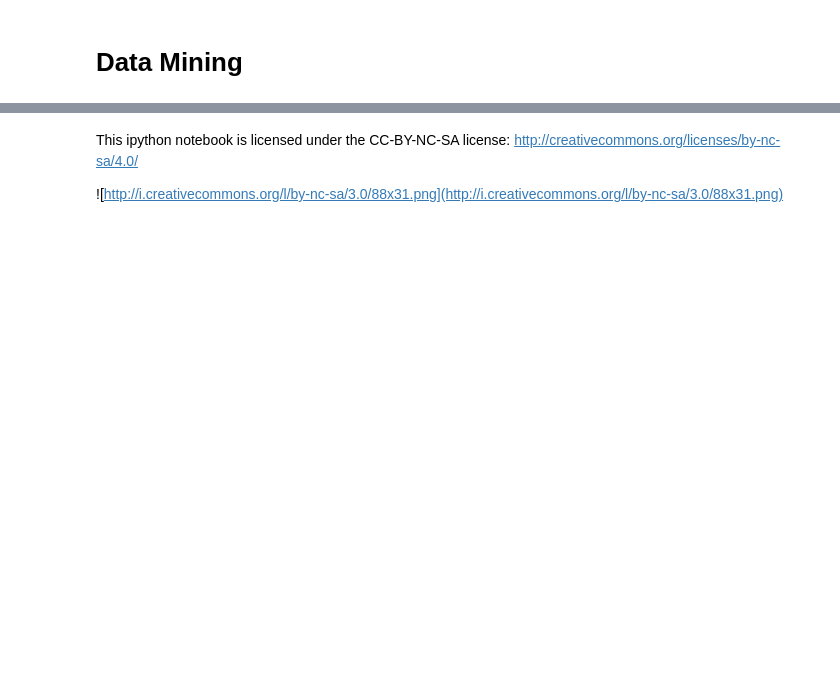
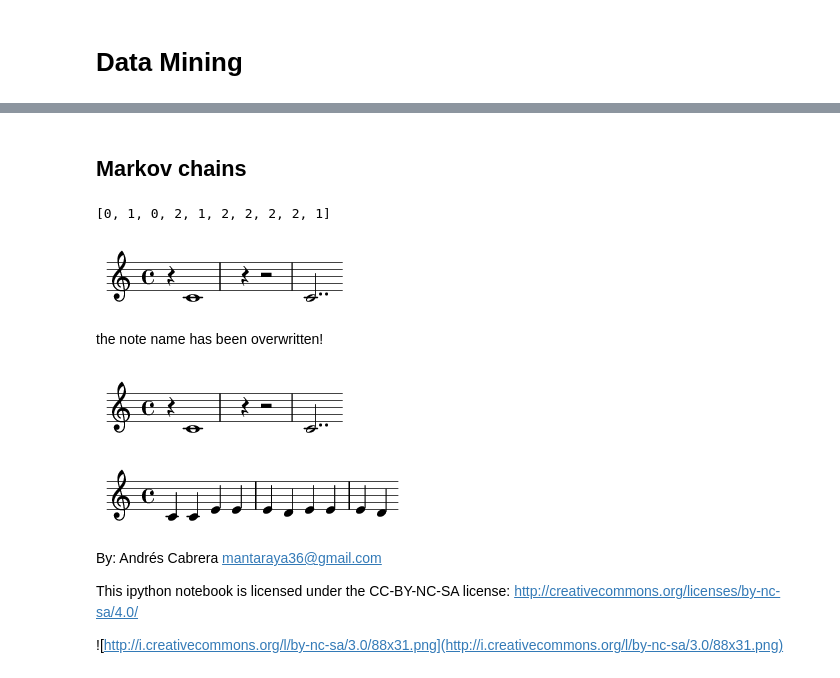
Before and after one commit to mantaraya36/240E-ipython, a Jupyter notebook: Symbolic MIR Using Music21.ipynb, the cells around one changed output, grey strips where cells are left out. Saved outputs shown, nothing was run; the diff lists cells and outputs as text; code cells hidden in the pictures; blank space fills up the shorter version.

```diff
--- a/Symbolic MIR Using Music21.ipynb
+++ b/Symbolic MIR Using Music21.ipynb
@@ -550,0 +567,3 @@ reduction.show()
+# %%
+for note in bwv66.parts[2].flat.notes:
+    print note.duration
@@ -550,0 +588,3 @@ reduction.show()
+# %%
+for note in bwv66.parts[2].flat.notes:
+    print note.duration.fullName
@@ -550,0 +613,3 @@ reduction.show()
+# %%
+for note in bwv66.parts[2].flat.notes:
+    print note.beat
@@ -550,0 +634,3 @@ reduction.show()
+# %%
+for note in bwv66.parts[2].flat.notes:
+    print note.measureNumber
@@ -764,0 +1074,2 @@ catalog.show()
+# %% [markdown]
+## Markov chains
@@ -764,0 +1095,4 @@ catalog.show()
+# %%
+markov_chain(mc, 10)
+# %% [output]
+[0, 1, 0, 2, 1, 2, 2, 2, 2, 1]
@@ -764,0 +1102,24 @@ catalog.show()
+# %%
+s1 = stream.Stream()
+p1 = stream.Part()
+p1.offset = 0.0
+p1.id = 'embeddedPart'
+
+p1.append(note.Rest())
+p1.append(note.WholeNote())
+p1.append(note.Rest())
+
+r = note.Rest()
+r.duration.quarterLength = 2.0
+p1.append(r)
+
+s1.append(p1)
+
+
+n1 = note.Note(duration=duration.Duration(3.5))
+p1.append(n1)
+s1.show()
+# %% [output]
+[figure, added]
+# %% [markdown]
+the note name has been overwritten!
@@ -765,4 +1128,42 @@ catalog.show()
+# %%
+s1 = stream.Stream()
+p1 = stream.Part()
+p1.offset = 0.0
+p1.id = 'embeddedPart'
+
+p1.append(note.Rest())
+p1.append(note.WholeNote())
+p1.append(note.Rest())
+
+r = note.Rest()
+r.duration.quarterLength = 2.0
+p1.append(r)
+
+s1.append(p1)
+
+
+n1 = note.Note(duration=duration.Duration(3.5))
+p1.append(n1)
+s1.show()
+# %% [output]
+[figure, added]
+# %%
+s1 = stream.Stream()
+p1 = stream.Part()
+p1.offset = 0.0
+p1.id = 'embeddedPart'
+
+for o in out:
+    p1.append(note.Note(pitchClass = o))
+
+s1.append(p1)
+
+s1.show()
+# %% [output]
+[figure, added]
 # %% [markdown]
+By: Andrés Cabrera mantaraya36@gmail.com
+
 This ipython notebook is licensed under the CC-BY-NC-SA license: http://creativecommons.org/licenses/by-nc-sa/4.0/
 
 ![http://i.creativecommons.org/l/by-nc-sa/3.0/88x31.png](http://i.creativecommons.org/l/by-nc-sa/3.0/88x31.png)
```
Also changed, not shown: parts of 56 cells of this notebook.
